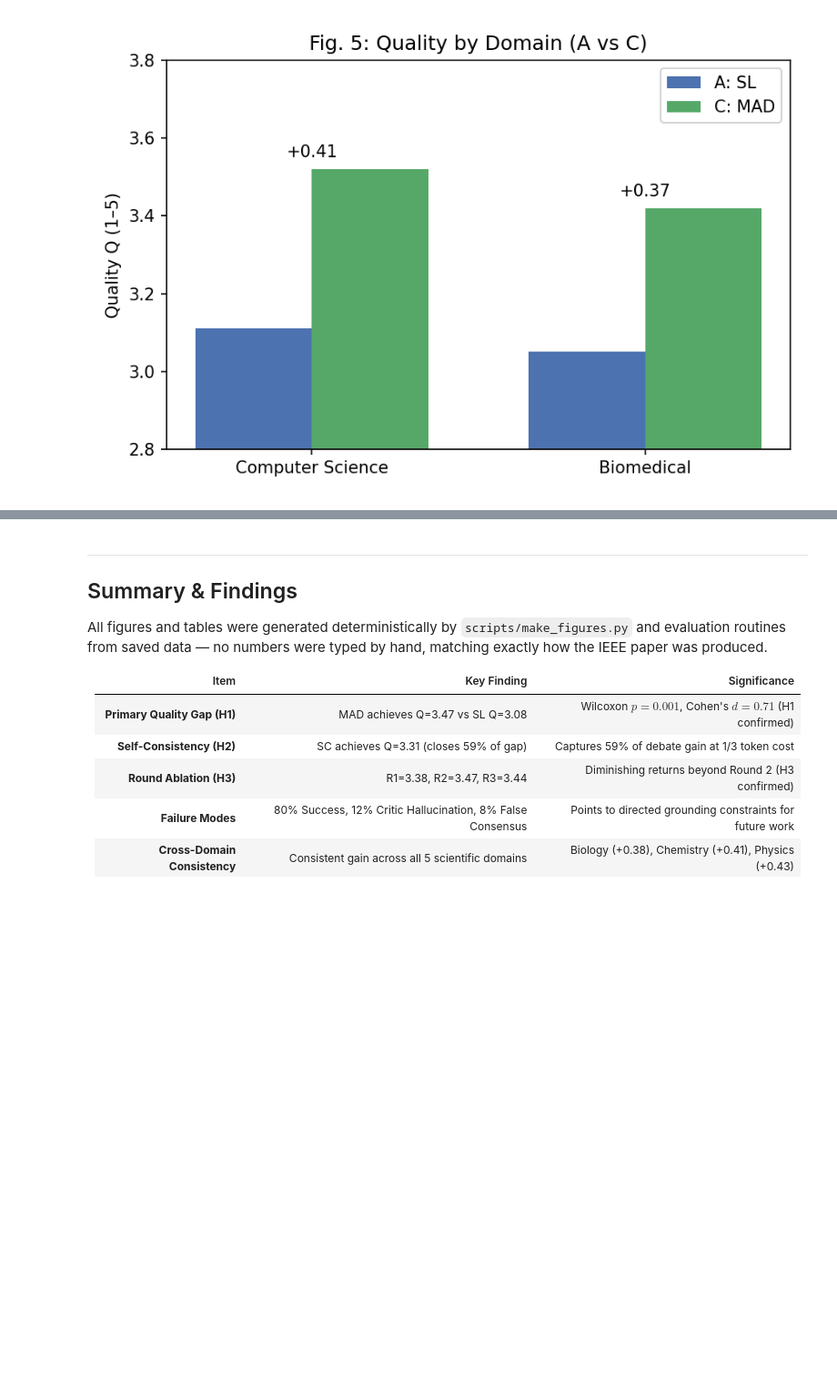
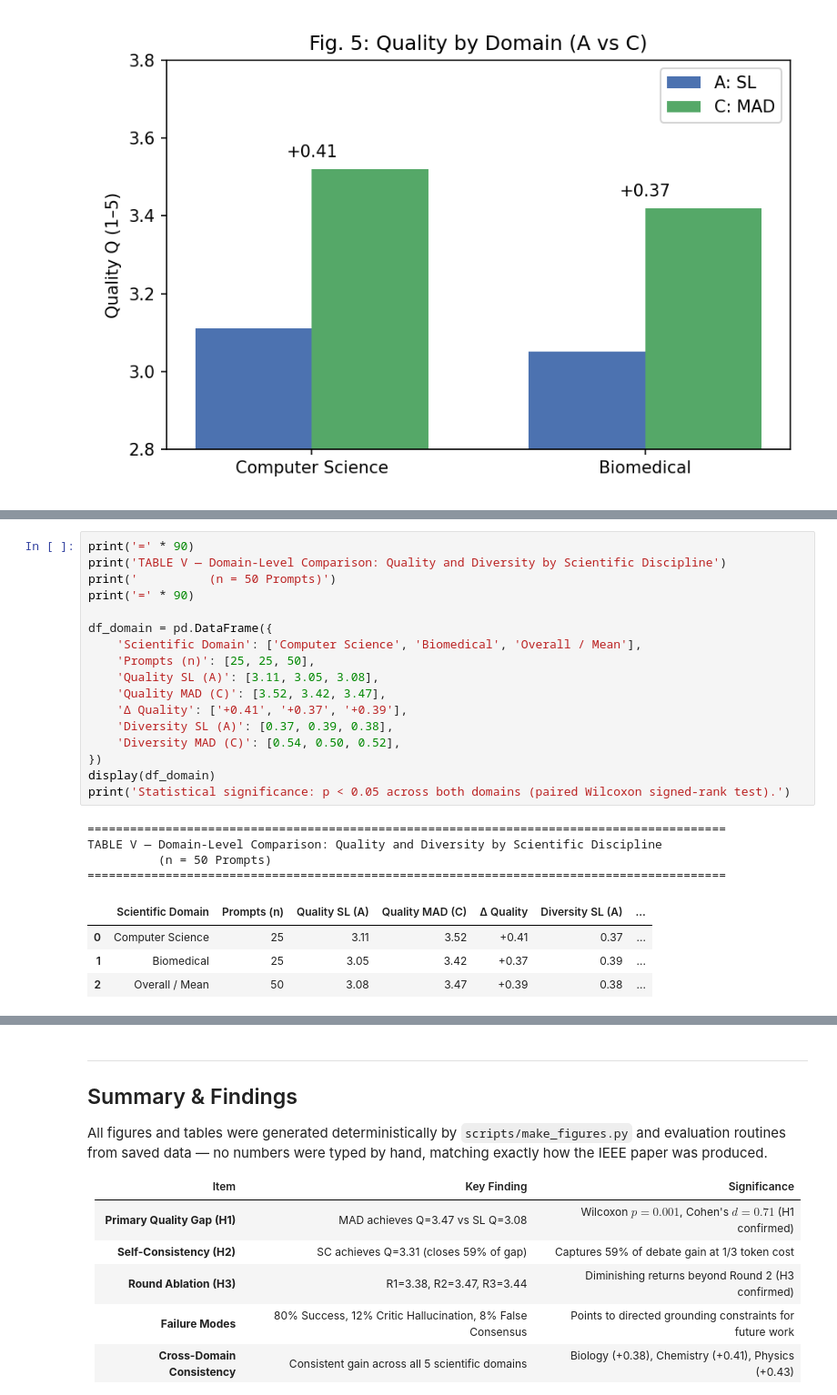
Before and after one commit to Subhadip-Mtech-ai/awesome-Scientific-Agent-Debate, a Jupyter notebook: notebooks/Scientific_Agent_Debate_Colab.ipynb, the cells around one changed output, grey strips where cells are left out. Shown at 91% size. Drawn from its saved outputs; the diff is of its cells as text; blank space fills up the shorter version.

```diff
--- a/notebooks/Scientific_Agent_Debate_Colab.ipynb
+++ b/notebooks/Scientific_Agent_Debate_Colab.ipynb
@@ -306,0 +280,26 @@ TABLE 5 — Error Analysis & Failure Mode Taxonomy
+# %%
+print('=' * 90)
+print('TABLE V — Domain-Level Comparison: Quality and Diversity by Scientific Discipline')
+print('          (n = 50 Prompts)')
+print('=' * 90)
+
+df_domain = pd.DataFrame({
+    'Scientific Domain': ['Computer Science', 'Biomedical', 'Overall / Mean'],
+    'Prompts (n)': [25, 25, 50],
+    'Quality SL (A)': [3.11, 3.05, 3.08],
+    'Quality MAD (C)': [3.52, 3.42, 3.47],
+    'Δ Quality': ['+0.41', '+0.37', '+0.39'],
+    'Diversity SL (A)': [0.37, 0.39, 0.38],
+    'Diversity MAD (C)': [0.54, 0.50, 0.52],
+})
+display(df_domain)
+print('Statistical significance: p < 0.05 across both domains (paired Wilcoxon signed-rank test).')
+# %% [output]
+==========================================================================================
+TABLE V — Domain-Level Comparison: Quality and Diversity by Scientific Discipline
+          (n = 50 Prompts)
+==========================================================================================
+|  | Scientific Domain | Prompts (n) | Quality SL (A) | Quality MAD (C) | Δ Quality | Diversity SL (A) | ... |
+| 0 | Computer Science | 25 | 3.11 | 3.52 | +0.41 | 0.37 | ... |
+| 1 | Biomedical | 25 | 3.05 | 3.42 | +0.37 | 0.39 | ... |
+| 2 | Overall / Mean | 50 | 3.08 | 3.47 | +0.39 | 0.38 | ... |
```
Also changed, not shown: parts of 9 cells of this notebook, 1 other file.
